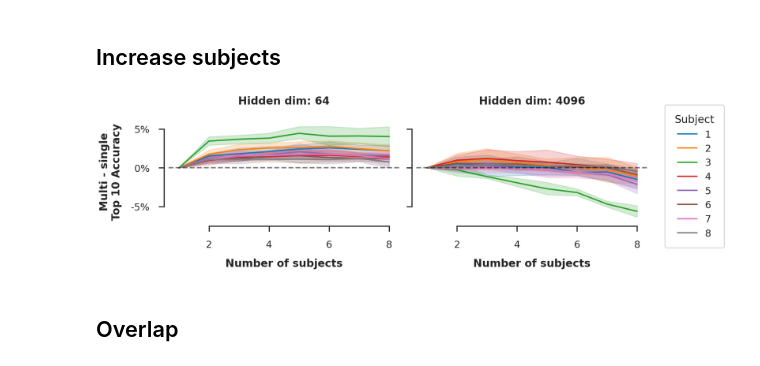
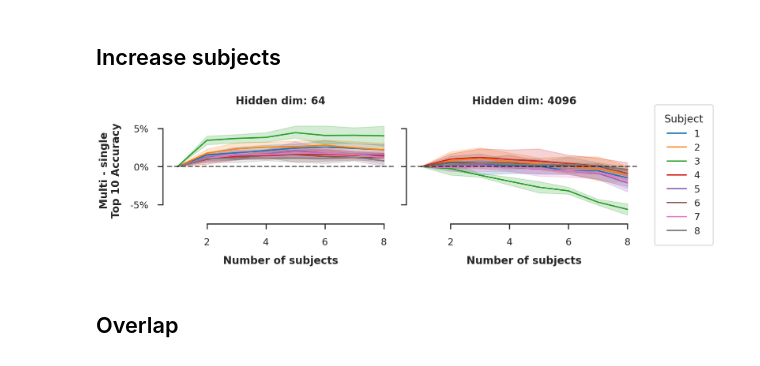
Before and after one commit to LouisJalouzot/Decoding, a Jupyter notebook: figures.ipynb, the cells around one changed output. Saved outputs shown, nothing was run; the diff lists cells and outputs as text; code cells hidden in the pictures.

```diff
--- a/figures.ipynb
+++ b/figures.ipynb
@@ -357,35 +357,35 @@ g = sns.relplot(
     x="n_subjects",
     y="Multi - single\nTop 10 Accuracy",
     hue="subject",
     kind="line",
     col="wrapper_cfg.hidden_dim",
     height=6,
     aspect=1.5,
     palette="tab10",
     legend="full",
 )
 g.axes[0, 0].yaxis.set_major_formatter(
     ticker.FuncFormatter(lambda y, _: f"{int(100 * y)}%")
 )
 g.set_titles("Hidden dim: {col_name}")
 g.set_axis_labels("Number of subjects")
 sns.despine(offset=10, trim=True)
 g.legend.set(
     title="Subject",
     bbox_to_anchor=(1, 0.5),
     loc="center right",
     frame_on=True,
 )
 plt.legend(
-    bbox_to_anchor=(1.25, 1), loc="upper left", borderaxespad=0.0, frameon=False
+    bbox_to_anchor=(1.3, 1), loc="upper left", borderaxespad=0.0, frameon=False
 )
 for ax in g.axes.flat:
     ax.axhline(0, ls="--", color="black", alpha=0.5)
 plt.savefig(
     "paper/figs/increase_subjects.pdf", bbox_inches="tight", pad_inches=0
 )
 # %% [output]
-[figure, old version]
+[figure, new version]
 # %% [markdown]
 ## Overlap
 # %%
```
